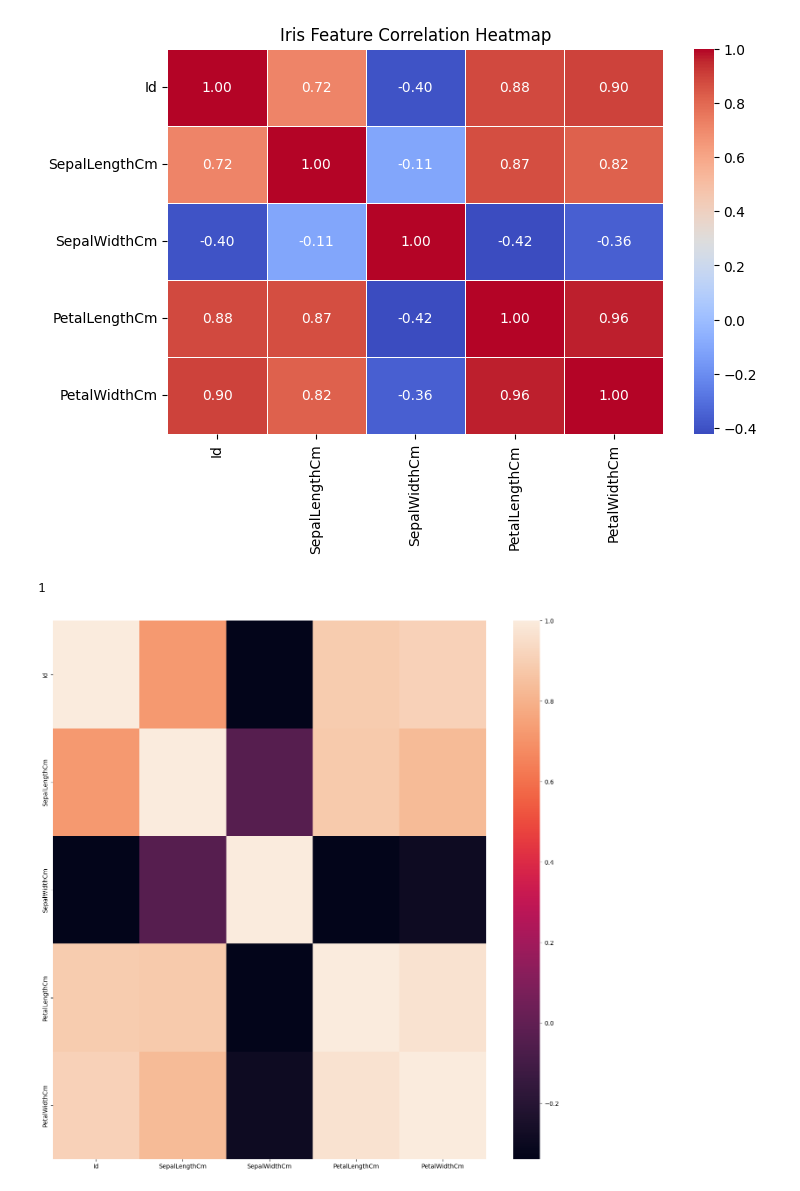
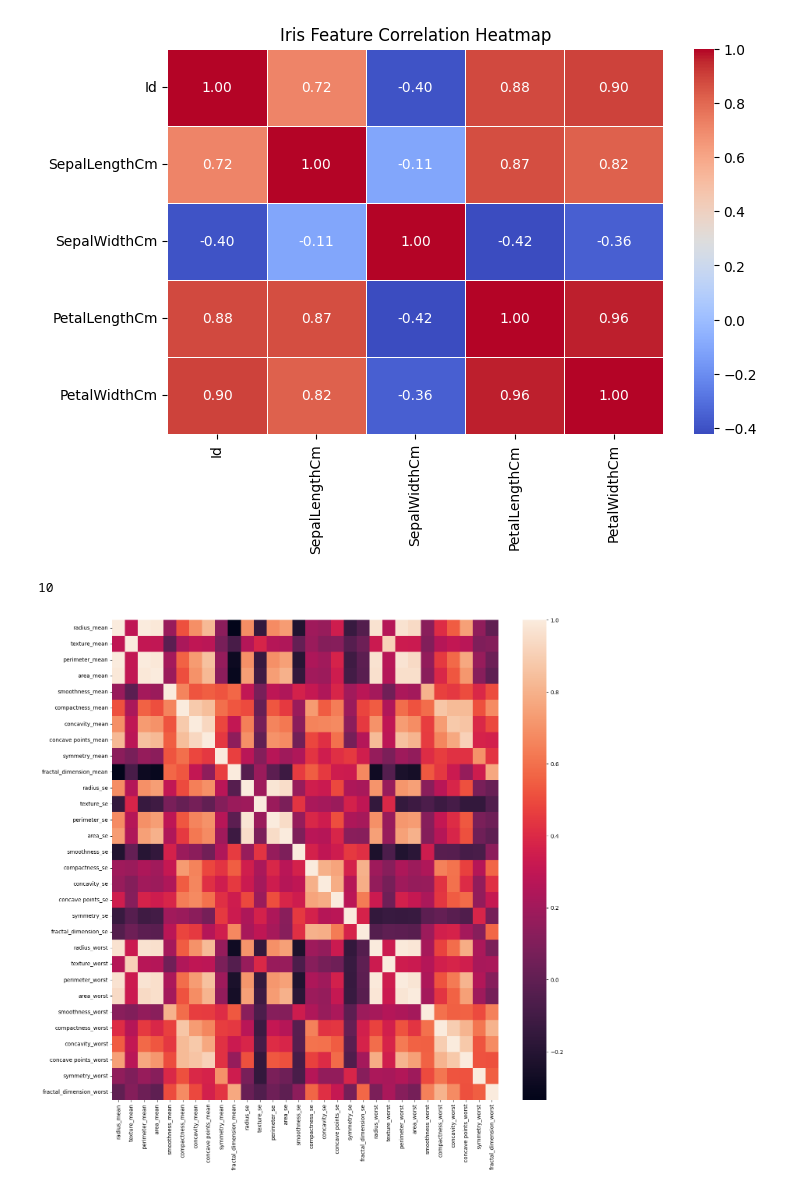
Before and after one commit to ramakrishnabhavana/Bhavana-sML, a Jupyter notebook: ML_Lab.ipynb, the cells around one changed output. Drawn from its saved outputs; the diff is of its cells as text; code cells hidden in the pictures.

```diff
--- a/ML_Lab.ipynb
+++ b/ML_Lab.ipynb
@@ -275,7 +275,7 @@ import numpy as np
 from sklearn.model_selection import train_test_split
 
 # Load dataset
-df = pd.read_csv('Breast_cancer_dataset.csv')
+df = pd.read_csv('/Breast_cancer_dataset.csv')
 print(df.shape)
 
 # Drop useless column
@@ -363,7 +363,31 @@ SepalWidthCm      -0.356544
 PetalLengthCm      0.962757
 PetalWidthCm       1.000000
 [figure]
+# %%
+#iris
+corrmat = x_train.corr()
+fig, ax = plt.subplots()
+fig.set_size_inches(16,16)
+sns.heatmap(corrmat)
+grouped_feature_ls = []
+correlated_groups = []
+def correlation(dataset, threshold):
+  col_corr = set()
+  corr_matrix = dataset.corr()
+  for i in range(len(corr_matrix.columns)):
+    for j in range(i):
+      if abs(corr_matrix.iloc[i,j]) > threshold:
+        colname = corr_matrix.columns[i]
+        col_corr.add(colname)
+  return col_corr
+corr_features = correlation(x_train,0.9)
+correlated_features = set(corr_features)
+print(len(correlated_features))
+# %% [output]
+10
+[figure, added]
 # %%
+#
 corrmat = x_train.corr()
 fig, ax = plt.subplots()
 fig.set_size_inches(16,16)
@@ -382,6 +406,3 @@ def correlation(dataset, threshold):
 corr_features = correlation(x_train,0.9)
 correlated_features = set(corr_features)
 print(len(correlated_features))
-# %% [output]
-1
-[figure, removed]
```
Also changed, not shown: parts of 1 cell of this notebook.
